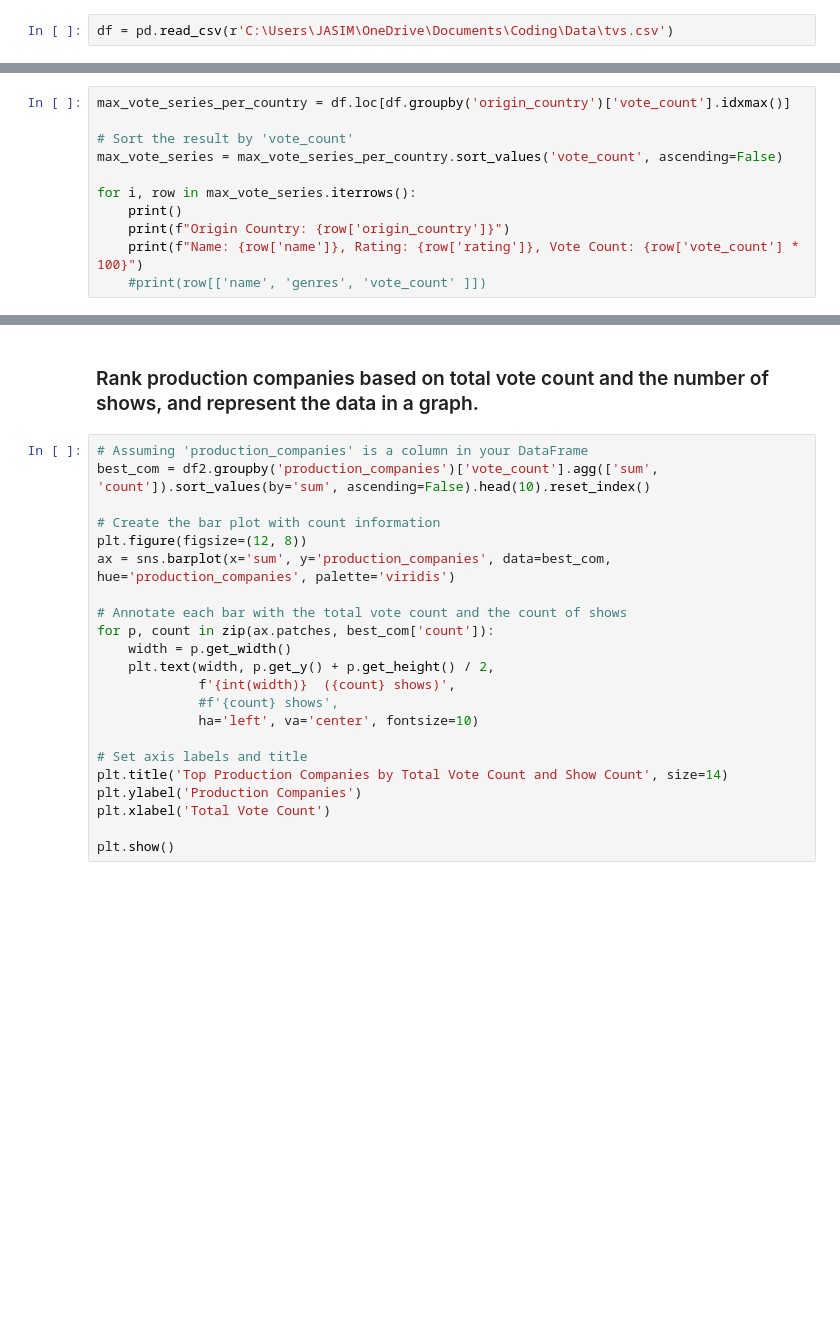
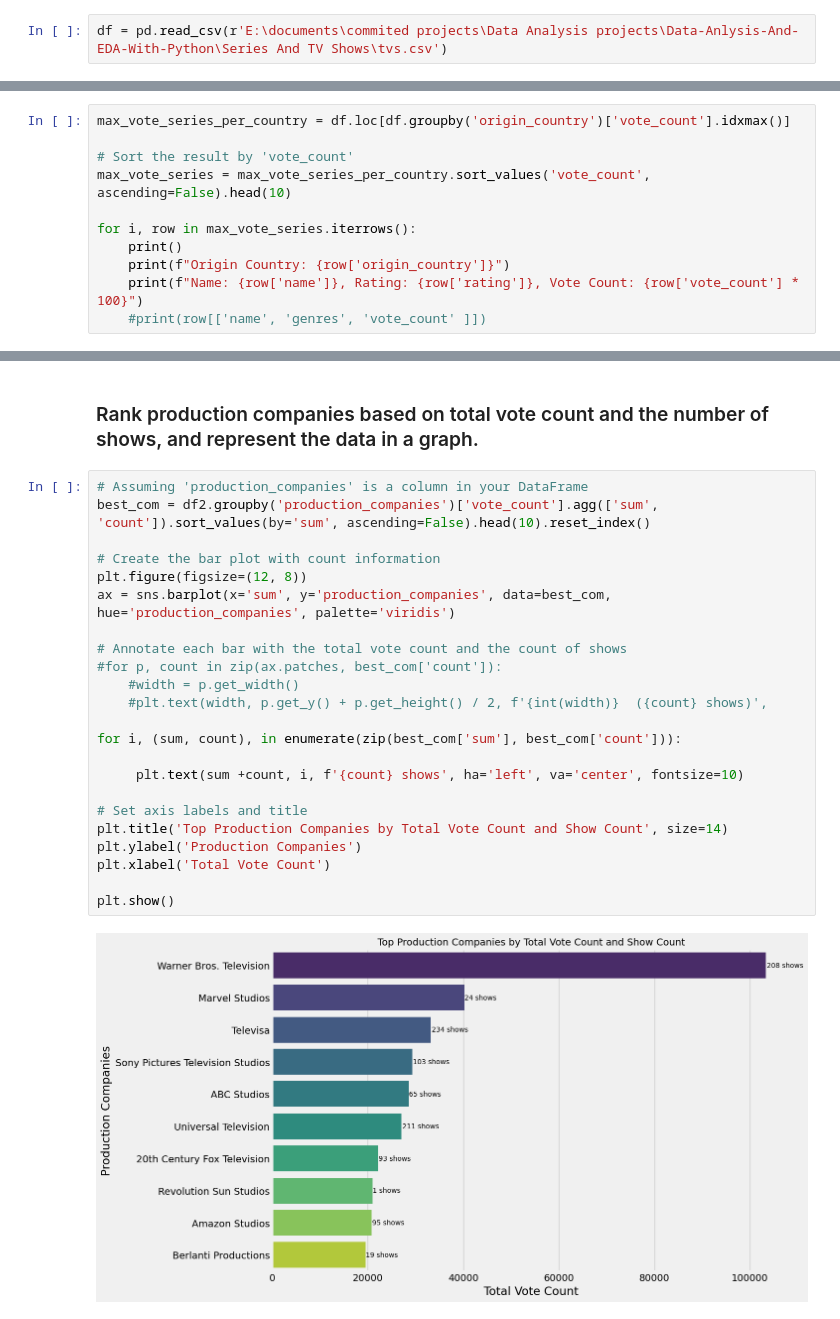
Before and after one commit to KanAfridi/Exploratory-Data-Analysis-With-Python, a Jupyter notebook: Series And TV Shows/series and tv shows.ipynb, the cells around one changed output, grey strips where cells are left out. Cells and saved outputs as stored; diff of their text form; blank space fills up the shorter version.

```diff
--- a/Series And TV Shows/series and tv shows.ipynb
+++ b/Series And TV Shows/series and tv shows.ipynb
@@ -21,7 +21,7 @@ pd.set_option("display.max_columns", 40)
 # To see Null values in our data in form graph
 import missingno as msn
 # %%
-df = pd.read_csv(r'C:\Users\JASIM\OneDrive\Documents\Coding\Data\tvs.csv')
+df = pd.read_csv(r'E:\documents\commited projects\Data Analysis projects\Data-Anlysis-And-EDA-With-Python\Series And TV Shows\tvs.csv')
 # %% [markdown]
 # Data Overview
 # %%
@@ -676,7 +665,7 @@ plt.show()
 max_vote_series_per_country = df.loc[df.groupby('origin_country')['vote_count'].idxmax()]
 
 # Sort the result by 'vote_count'
-max_vote_series = max_vote_series_per_country.sort_values('vote_count', ascending=False)
+max_vote_series = max_vote_series_per_country.sort_values('vote_count', ascending=False).head(10)
 
 for i, row in max_vote_series.iterrows():
     print()
@@ -884,24 +854,27 @@ most
 # %%
 # Assuming 'production_companies' is a column in your DataFrame
 best_com = df2.groupby('production_companies')['vote_count'].agg(['sum', 'count']).sort_values(by='sum', ascending=False).head(10).reset_index()
 
 # Create the bar plot with count information
 plt.figure(figsize=(12, 8))
 ax = sns.barplot(x='sum', y='production_companies', data=best_com, hue='production_companies', palette='viridis')
 
 # Annotate each bar with the total vote count and the count of shows
-for p, count in zip(ax.patches, best_com['count']):
-    width = p.get_width()
-    plt.text(width, p.get_y() + p.get_height() / 2,
-             f'{int(width)}  ({count} shows)',
-             #f'{count} shows',
-             ha='left', va='center', fontsize=10)
+#for p, count in zip(ax.patches, best_com['count']):
+    #width = p.get_width()
+    #plt.text(width, p.get_y() + p.get_height() / 2, f'{int(width)}  ({count} shows)',
+
+for i, (sum, count), in enumerate(zip(best_com['sum'], best_com['count'])):
+
+     plt.text(sum +count, i, f'{count} shows', ha='left', va='center', fontsize=10)
 
 # Set axis labels and title
 plt.title('Top Production Companies by Total Vote Count and Show Count', size=14)
 plt.ylabel('Production Companies')
 plt.xlabel('Total Vote Count')
 
 plt.show()
+# %% [output]
+[figure, added]
 # %%
 df.head()
```
Also changed, not shown: parts of 11 cells of this notebook.
